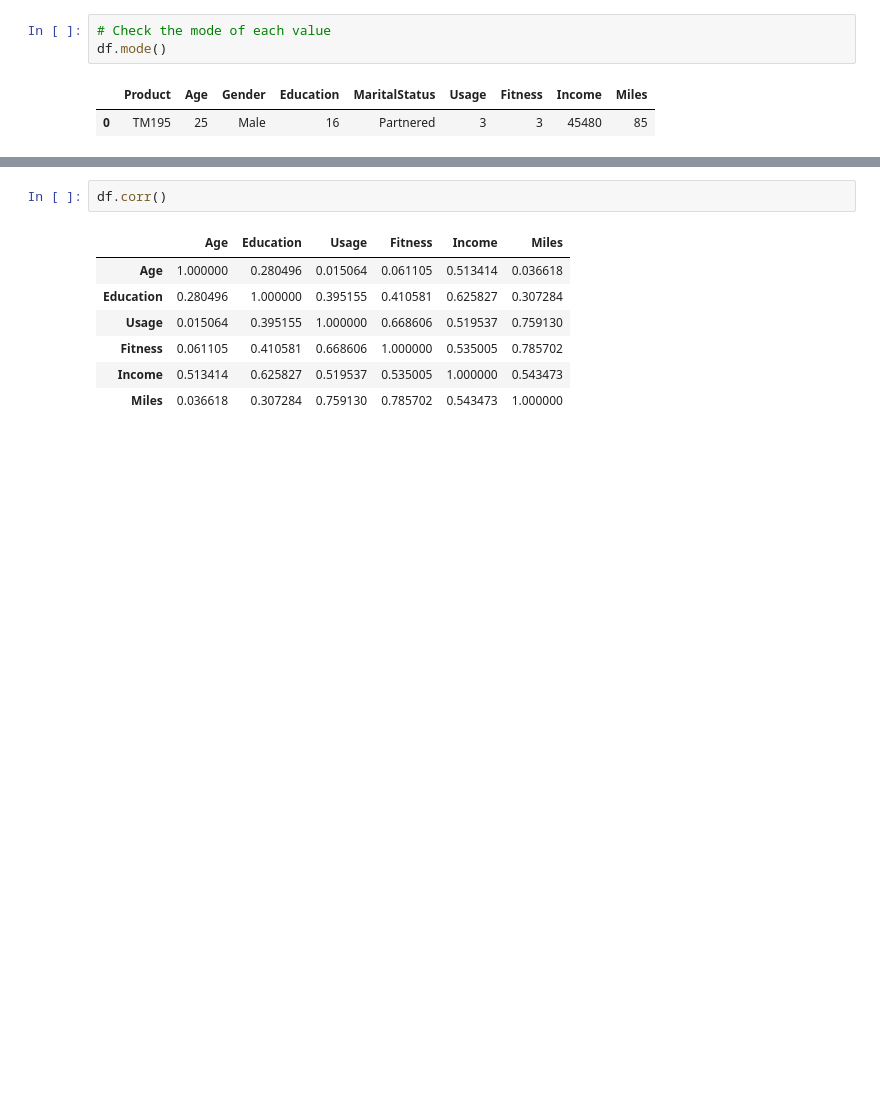
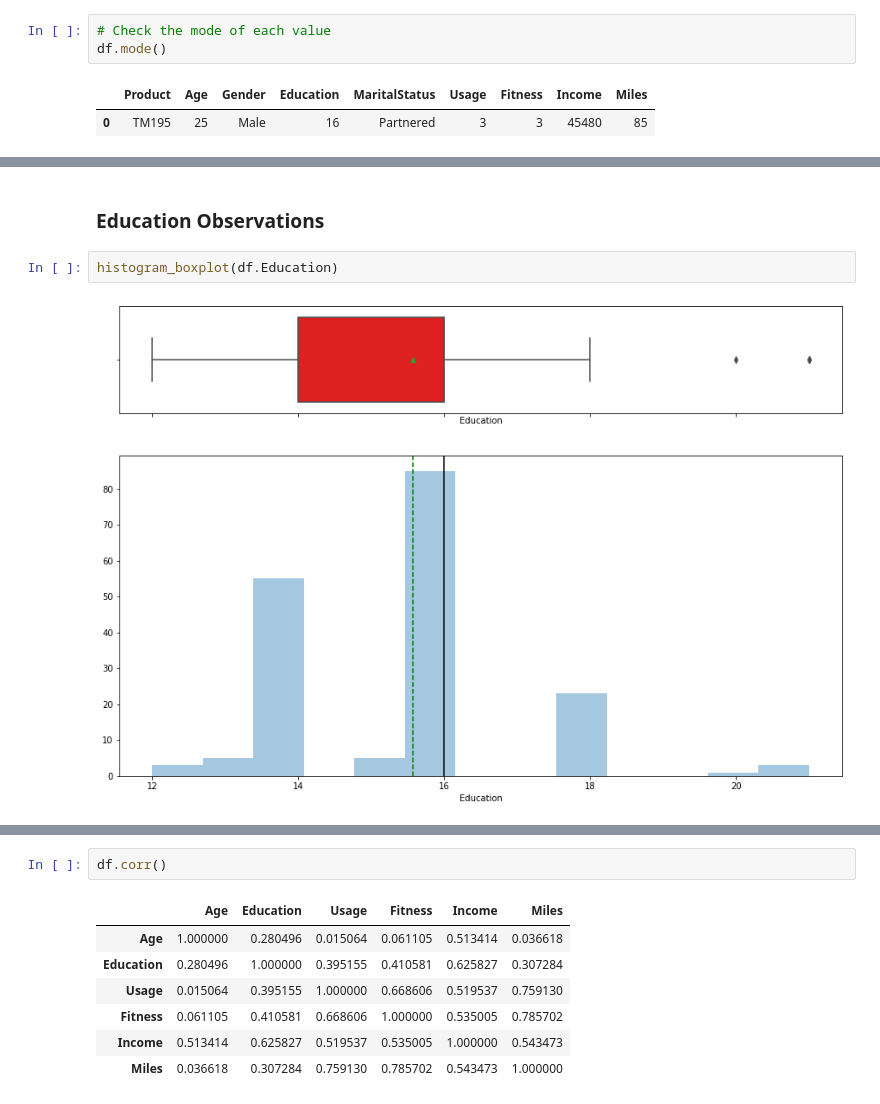
Before and after one commit to hanesi/DSBA-Cert-Course, a Jupyter notebook: Module 1/Project/CardioGoodFitnessProject.ipynb, the cells around one changed output, grey strips where cells are left out. Saved outputs shown, nothing was run; the diff lists cells and outputs as text; blank space fills up the shorter version.

```diff
--- a/Module 1/Project/CardioGoodFitnessProject.ipynb
+++ b/Module 1/Project/CardioGoodFitnessProject.ipynb
@@ -95,0 +164,6 @@ df.mode()
+# %% [markdown]
+### Education Observations
+# %%
+histogram_boxplot(df.Education)
+# %% [output]
+[figure, added]
```
Also changed, not shown: parts of 34 cells of this notebook.
